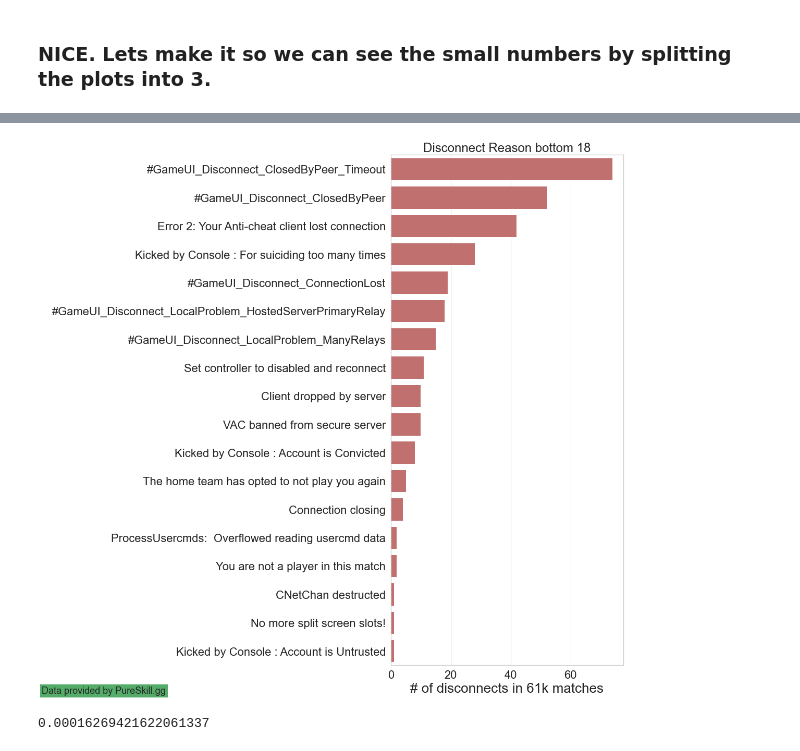
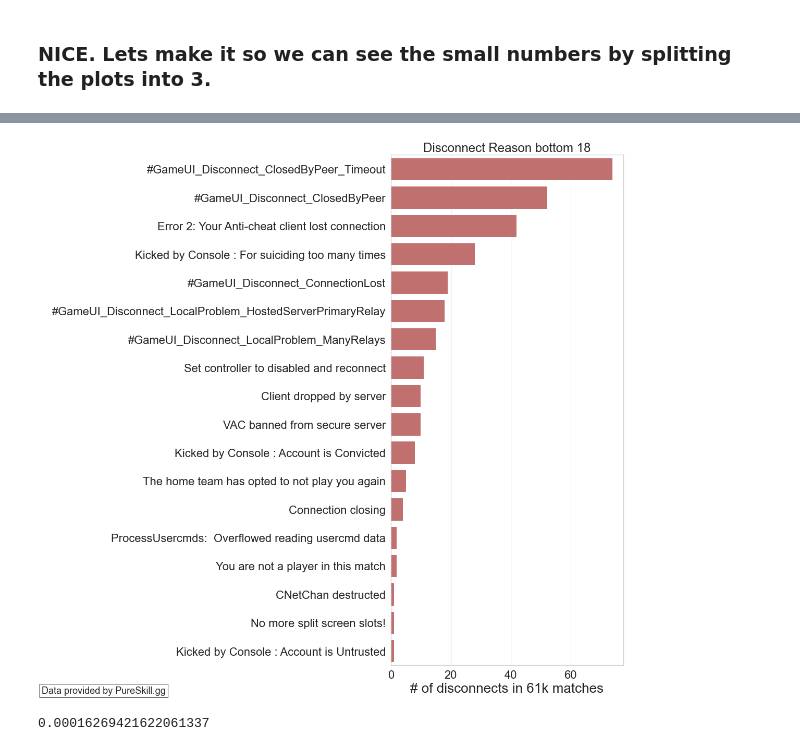
Before and after one commit to pureskillgg/datascience-showcase, a Jupyter notebook: notebooks/player_disconnect_analysis/Disconnect reason analysis.ipynb, the cells around one changed output, grey strips where cells are left out. Drawn from its saved outputs; the diff is of its cells as text; code cells hidden in the pictures.

```diff
--- a/notebooks/player_disconnect_analysis/Disconnect reason analysis.ipynb
+++ b/notebooks/player_disconnect_analysis/Disconnect reason analysis.ipynb
@@ -153,9 +154,7 @@ ax.set(title='Disconnect Reason - Top 4')
 ax.text(-1.1, -0.15, 'Data provided by PureSkill.gg',
         horizontalalignment='left',
         verticalalignment='center',
-        transform=ax.transAxes, fontsize = 18, bbox = dict(facecolor = button_green, alpha = 1))
-
-sns.set(rc={'axes.facecolor':'white', 'figure.facecolor':'black'})
+        transform=ax.transAxes, fontsize = 18, bbox = dict(facecolor="white",edgecolor = "black", alpha = 1))
 
 ## saving this way fails because
 ## the figures are too wide for tight_layout or some nonsense...
@@ -186,23 +186,24 @@ fig.savefig("tmp/top_5-20.png")
 # %%
 plt.rcParams["figure.figsize"] = (8,18)
 sns.set(font_scale = 2)
 sns.set_style('whitegrid')
 ax = (
     sns.countplot(y="disconnect_reason", data=df,order=order[-18:], color=try_again_red)
 )
 ax.set_xlabel("# of disconnects in 61k matches", fontsize = 26)
 ax.set_ylabel("", fontsize = 20)
 ax.set(title='Disconnect Reason bottom 18')
 ax.text(-1.5, -0.05, 'Data provided by PureSkill.gg',
         horizontalalignment='left',
         verticalalignment='center',
-        transform=ax.transAxes, fontsize = 18, bbox = dict(facecolor = button_green, alpha = 1))
+        transform=ax.transAxes, fontsize = 18, bbox = dict(facecolor="white",edgecolor = "black", alpha = 1))
+#, bbox = dict(facecolor = button_green, alpha = 1)
 ## saving this way fails because
 ## the figures are too wide for tight_layout or some nonsense...
 fig = ax.get_figure()
 fig.savefig("tmp/bottom_18.png")
 # %% [output]
-[figure, old version]
+[figure, new version]
 # %%
 sum(df['disconnect_reason']=='VAC banned from secure server')/total_matches
 # %% [output]
```
Also changed, not shown: parts of 7 cells of this notebook.
